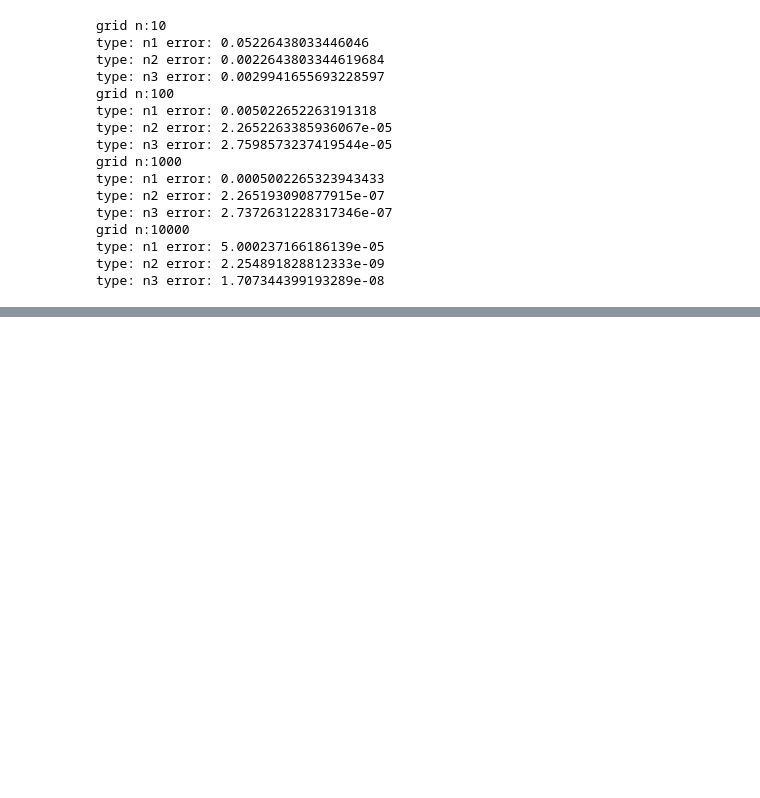
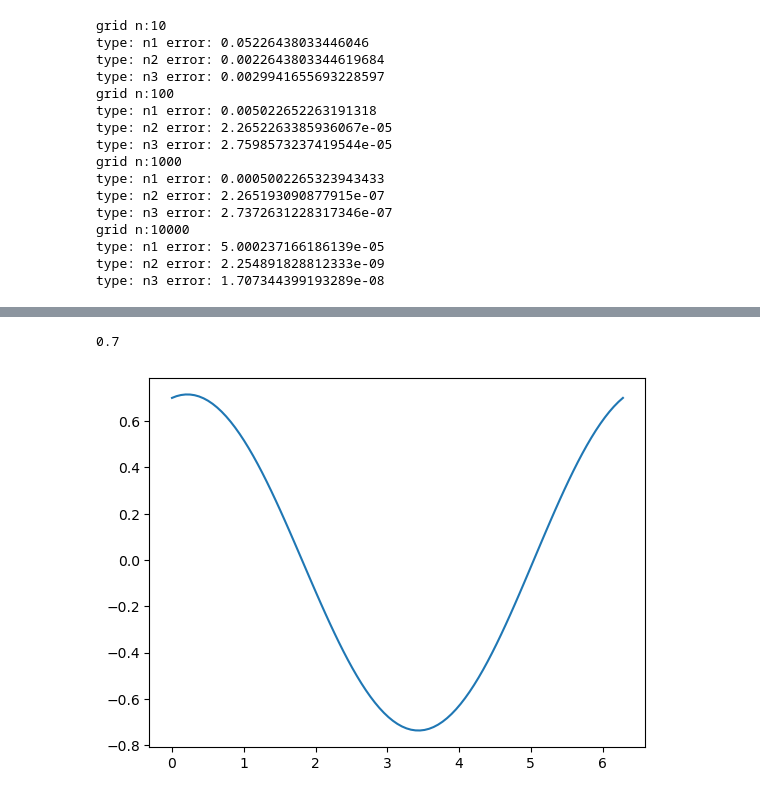
Before and after one commit to bluelama130/Numerical-Analysis, a Jupyter notebook: finite_difference/upp.ipynb, the cells around one changed output, grey strips where cells are left out. Saved outputs shown, nothing was run; the diff lists cells and outputs as text; code cells hidden in the pictures; blank space fills up the shorter version.

```diff
--- a/finite_difference/upp.ipynb
+++ b/finite_difference/upp.ipynb
@@ -87,0 +146,45 @@ type: n3 error: 1.707344399193289e-08
+# %%
+from scipy.linalg import norm
+n = 100
+alpha, beta = 0.7, 0.7
+T = 2 * np.pi
+max_it=1000
+tol = 1e-10
+
+
+
+
+x, h = np.linspace(0,T,n+1, retstep=True)
+init_y = 0.7 * np.cos(x) + 0.5 * np.sin(x)
+N = n-1
+y = init_y[1:-1]
+for _ in range(max_it):
+    J = np.zeros((N,N))
+    G = np.zeros(N)
+    G[0] = (alpha-2*y[0]+y[1])/h**2 + np.sin(y[0])
+    G[-1] = (y[-2]-2*y[-1]+beta)/h**2 + np.sin(y[-1])
+    for i in range(1,N-1):
+        G[i] = (y[i-1]-2*y[i]+y[i+1])/h**2 + np.sin(y[i])
+
+    for i in range(N):
+        J[i,i] = -2/h**2 + np.cos(y[i])
+        if i>0:
+            J[i,i-1] = 1/h**2
+        if i<N-1:
+            J[i,i+1] = 1/h**2
+    delta = np.linalg.solve(J, -G)
+    if(norm(delta, ord=np.inf) < tol):
+        y= y + delta
+        break
+y=y+delta
+
+
+y = np.r_[alpha, y, beta]
+print(y[0])
+fig, ax = plt.subplots()
+
+ax.plot(x,y)
+plt.show()
+# %% [output]
+0.7
+[figure, added]
```
Also changed, not shown: parts of 5 cells of this notebook, 4 other files.
